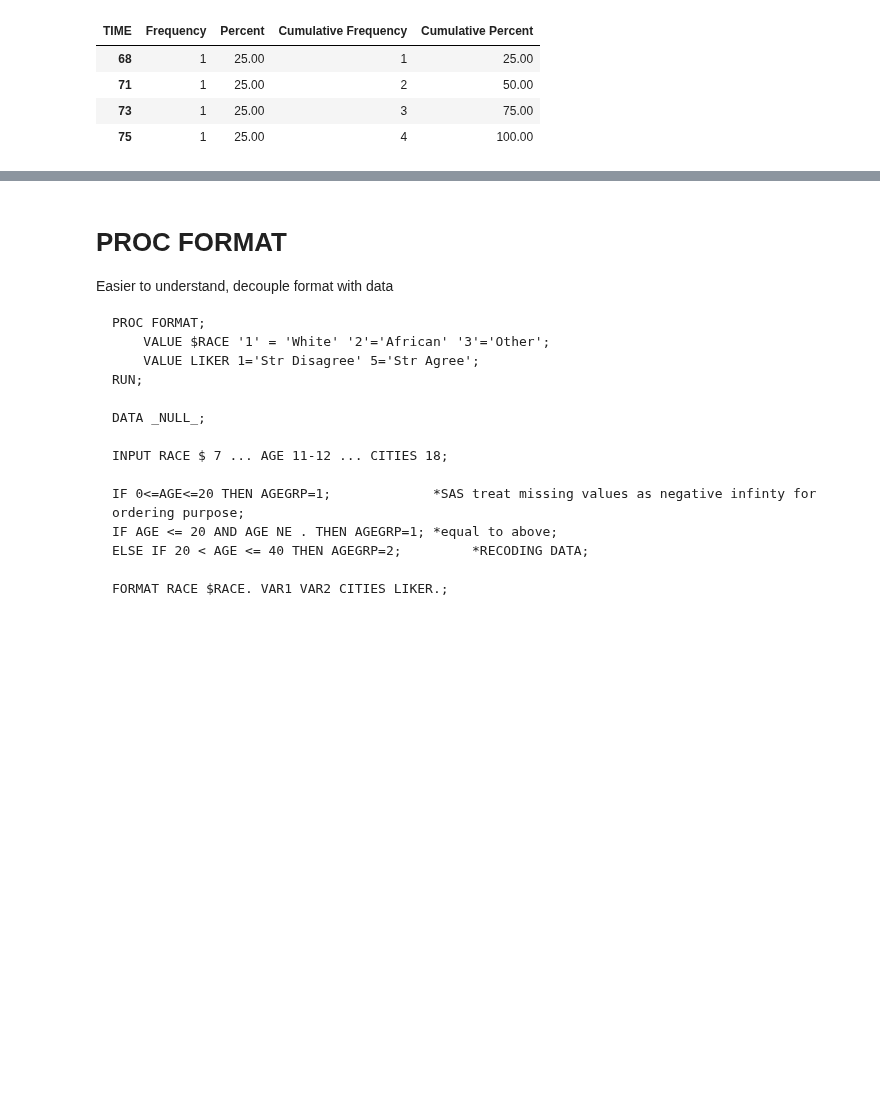
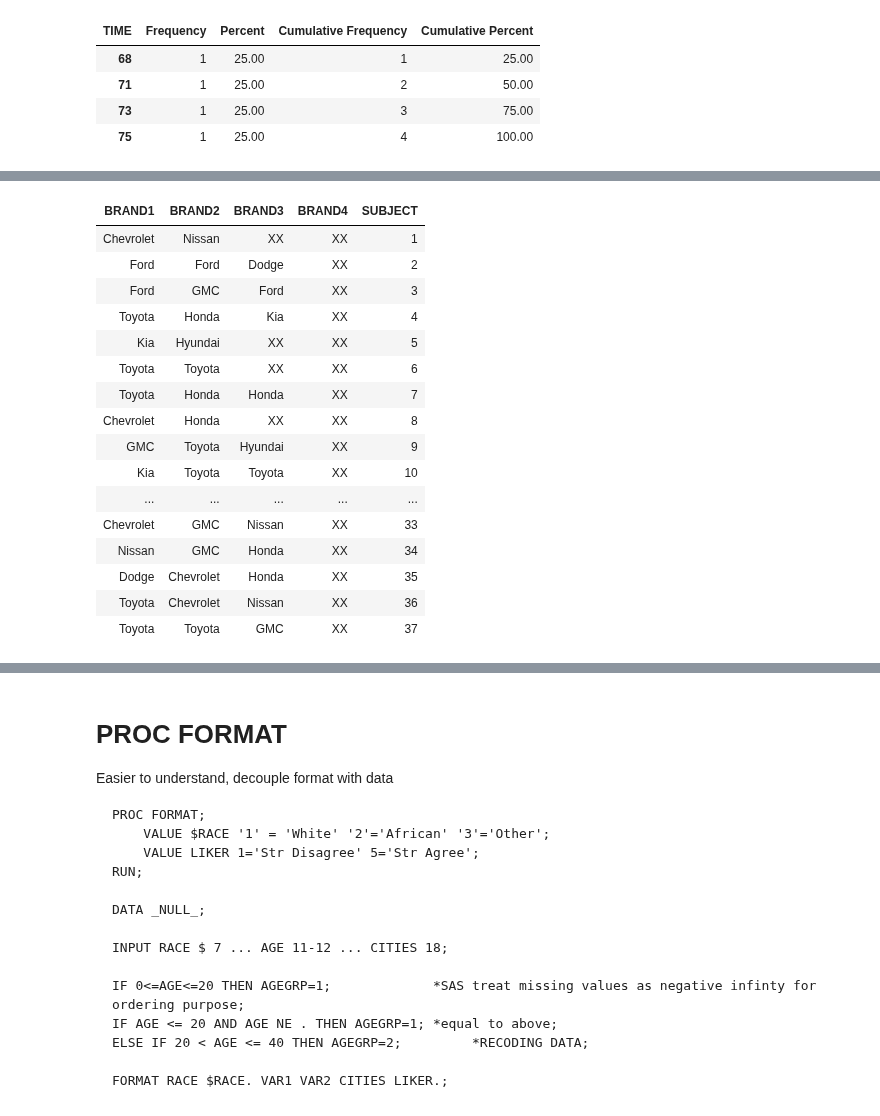
Before and after one commit to kevinwkc/my_sas, a Jupyter notebook: FREQ_FORMAT.ipynb, the cells around one changed output, grey strips where cells are left out. Cells and saved outputs as stored; diff of their text form; code cells hidden in the pictures; blank space fills up the shorter version.

Commit message:
Cleaning data with ARRAY

```diff
--- a/FREQ_FORMAT.ipynb
+++ b/FREQ_FORMAT.ipynb
@@ -47,3 +47,69 @@ The FREQ Procedure
 | 71 | 1 | 25.00 | 2 | 50.00 |
 | 73 | 1 | 25.00 | 3 | 75.00 |
 | 75 | 1 | 25.00 | 4 | 100.00 |
+# %%
+DATA CAR_BRANDS;
+INFILE "/folders/myfolders/SAS-Programming/HW_7/CarBrands.txt" dlm=' ';
+LENGTH BRAND1 - BRAND4$ 12;
+INPUT SUBJECT$ BRAND1 - BRAND4;
+PROC PRINT DATA=CAR_BRANDS noobs;
+RUN;
+
+DATA restructure;
+set WORK.CAR_BRANDS;
+ARRAY BRAND[4]BRAND1 - BRAND4;
+DO i=1 TO 4;
+	BRAND_TYPE=BRAND[i];
+	IF BRAND_TYPE ne "XX" THEN OUTPUT;
+END;
+DROP i BRAND1 - BRAND4;
+proc print data=restructure;
+TITLE "CAR SURVEY NUMBER OF CARS PER HOUSEHOLD BY BRAND";
+run;
+PROC FREQ data=restructure ORDER=FREQ;
+TABLES BRAND_TYPE /NOROW NOCOL NOFREQ NOCUM;
+RUN;
+
+/*
+1.	The file CarBrands.txt is a spaced delimited file that contains data from a survey on the
+	number of cars_household
+	brand.
+	subject number
+	BRANDS= 1 to 4 names for the brand of vehicle.
+ 	for subject if brands < 4
+	placeholder = XX
+
+a.	Use the infile command to read the data.
+b.	Include the command to output the entire name of the brand (not a truncated name).
+c.	Create a new dataset named restructure.
+d.	Use an array and do loop to restructure the data so that the data is in the format of
+
+Subject	Brand
+	1	Chevrolet
+	1	Nissan
+	2	Ford
+ 		.
+		.
+		.
+
+e.	Using the ProcFreq command
+f.	Print a table of the brands in descending order (order = freq ).
+g.	Include the table in your write up. The percent of Americans that own each car is
+		Chevrolet- 12%
+		Dodge – 8%
+		Ford – 16%
+		GMC – 4%
+		Honda – 22%
+		Hyundai – 4%
+		Kia – 9%
+		Nissan- 2%
+		Toyota – 23%
+
+h.	Test whether your sample matches the distribution of car brands owned by Americans at a 95% confidence level.
+i.	State the test you will use, the null hypothesis and alternative hypothesis.
+j.	State your conclusion and explain how you arrived at your conclusion. (Include the appropriate SAS output to support your conclusion.)
+k.	Which brand is the most over-represented in the sample as compared to the population percent?
+l.	Which brand is most under-represented?  (Include the output that demonstrates this.)
+m.	Which brand is contributing the most value to the Chi-Square value?
+*/
+# %% [output]
@@ -49,0 +117,17 @@ The FREQ Procedure
+| BRAND1 | BRAND2 | BRAND3 | BRAND4 | SUBJECT |
+| Chevrolet | Nissan | XX | XX | 1 |
+| Ford | Ford | Dodge | XX | 2 |
+| Ford | GMC | Ford | XX | 3 |
+| Toyota | Honda | Kia | XX | 4 |
+| Kia | Hyundai | XX | XX | 5 |
+| Toyota | Toyota | XX | XX | 6 |
+| Toyota | Honda | Honda | XX | 7 |
+| Chevrolet | Honda | XX | XX | 8 |
+| GMC | Toyota | Hyundai | XX | 9 |
+| Kia | Toyota | Toyota | XX | 10 |
+| ... | ... | ... | ... | ... |
+| Chevrolet | GMC | Nissan | XX | 33 |
+| Nissan | GMC | Honda | XX | 34 |
+| Dodge | Chevrolet | Honda | XX | 35 |
+| Toyota | Chevrolet | Nissan | XX | 36 |
+| Toyota | Toyota | GMC | XX | 37 |
```
Also changed, not shown: parts of 1 cell of this notebook.
